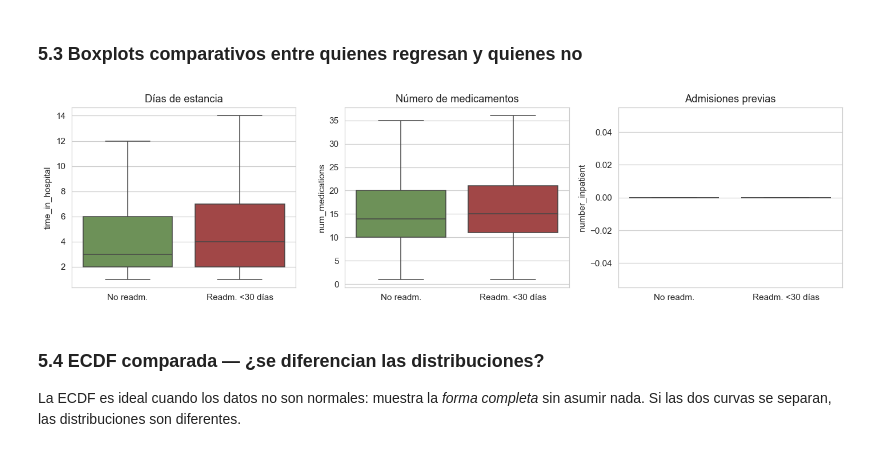
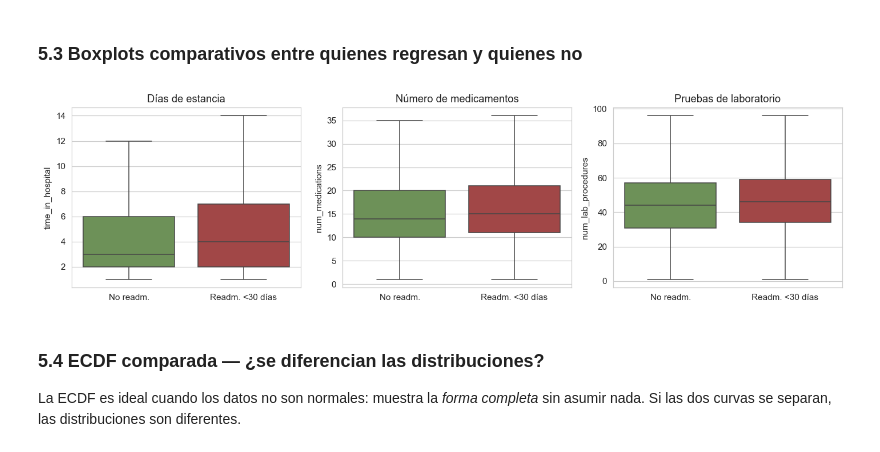
Before and after one commit to hectorrbv/proyecto-data-analytics, a Jupyter notebook: proyecto_unificado/proyecto_final.ipynb, the cells around one changed output. Saved outputs shown, nothing was run; the diff lists cells and outputs as text; code cells hidden in the pictures.

Commit message:
Notebook: arreglar boxplot 5.3 — reemplazar number_inpatient (vacío por exceso de ceros) por num_lab_procedures (variable continua que sí informa)

```diff
--- a/proyecto_unificado/proyecto_final.ipynb
+++ b/proyecto_unificado/proyecto_final.ipynb
@@ -352,19 +352,19 @@ plt.tight_layout(); plt.show()
 ### 5.3 Boxplots comparativos entre quienes regresan y quienes no
 # %%
 fig, axes = plt.subplots(1, 3, figsize=(13, 3.6))
-variables = [('time_in_hospital', 'Días de estancia'),
-             ('num_medications',  'Número de medicamentos'),
-             ('number_inpatient', 'Admisiones previas')]
+variables = [('time_in_hospital',   'Días de estancia'),
+             ('num_medications',    'Número de medicamentos'),
+             ('num_lab_procedures', 'Pruebas de laboratorio')]
 
 for ax, (col, titulo) in zip(axes, variables):
     sns.boxplot(data=df, x='readmit_30d', y=col, ax=ax, showfliers=False,
                 palette=['#6a9a4f', '#b03838'])
     ax.set_xticklabels(['No readm.', 'Readm. <30 días'])
     ax.set_title(titulo); ax.set_xlabel('')
 
 plt.tight_layout(); plt.show()
 # %% [output]
-[figure, old version]
+[figure, new version]
 # %% [markdown]
 ### 5.4 ECDF comparada — ¿se diferencian las distribuciones?
 
```
Also changed, not shown: parts of 1 cell of this notebook.
